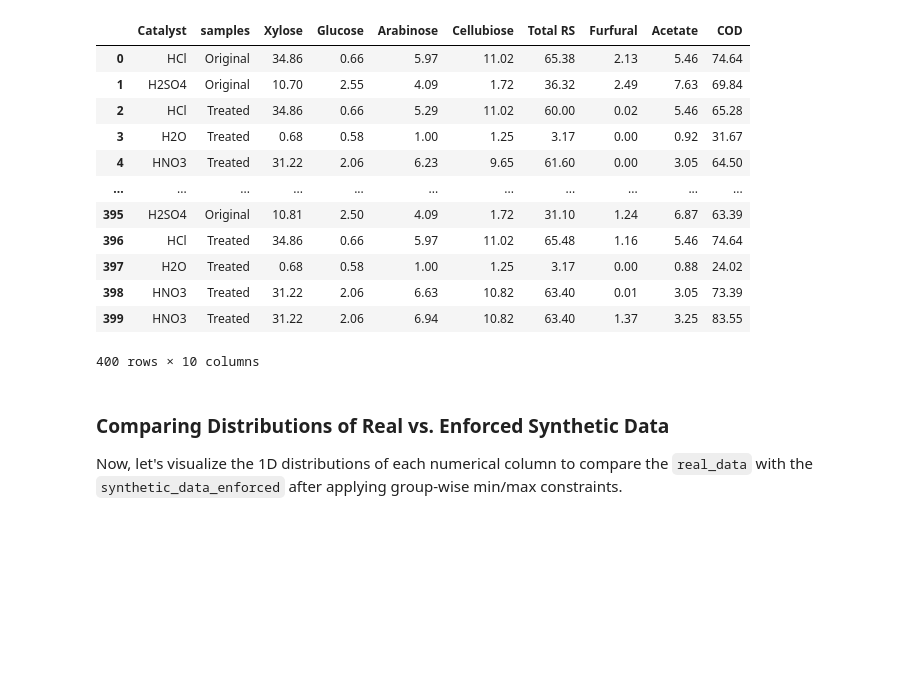
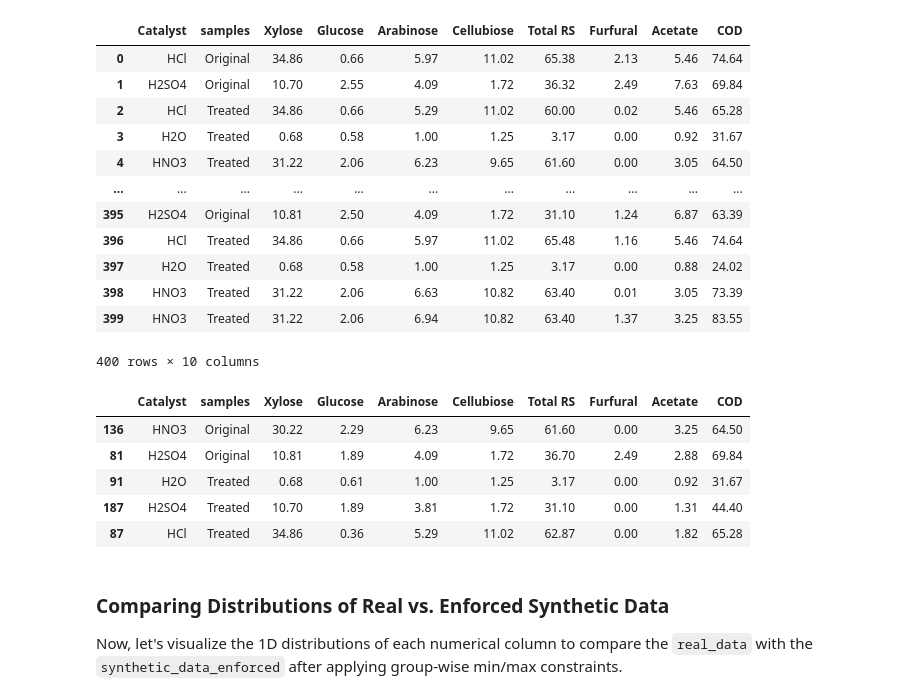
Before and after one commit to umraodeepika7-dotcom/ctgan, a Jupyter notebook: SDV_Synthesize_a_table_(CTGAN).ipynb, the cells around one changed output. Drawn from its saved outputs; the diff is of its cells as text; code cells hidden in the pictures; blank space fills up the shorter version.

```diff
--- a/SDV_Synthesize_a_table_(CTGAN).ipynb
+++ b/SDV_Synthesize_a_table_(CTGAN).ipynb
@@ -214,6 +210,17 @@ display(synthetic_data_enforced.head(400))
 | 398 | HNO3 | Treated | 31.22 | 2.06 | 6.63 | 10.82 | 63.40 | 0.01 | 3.05 | 73.39 |
 | 399 | HNO3 | Treated | 31.22 | 2.06 | 6.94 | 10.82 | 63.40 | 1.37 | 3.25 | 83.55 |
 400 rows × 10 columns
+# %%
+synthesizer.fit(real_data)
+synthetic_data = synthetic_data_enforced.sample(n=400, replace=True)
+synthetic_data.head()
+# %% [output]
+|  | Catalyst | samples | Xylose | Glucose | Arabinose | Cellubiose | Total RS | Furfural | Acetate | COD |
+| 136 | HNO3 | Original | 30.22 | 2.29 | 6.23 | 9.65 | 61.60 | 0.00 | 3.25 | 64.50 |
+| 81 | H2SO4 | Original | 10.81 | 1.89 | 4.09 | 1.72 | 36.70 | 2.49 | 2.88 | 69.84 |
+| 91 | H2O | Treated | 0.68 | 0.61 | 1.00 | 1.25 | 3.17 | 0.00 | 0.92 | 31.67 |
+| 187 | H2SO4 | Treated | 10.70 | 1.89 | 3.81 | 1.72 | 31.10 | 0.00 | 1.31 | 44.40 |
+| 87 | HCl | Treated | 34.86 | 0.36 | 5.29 | 11.02 | 62.87 | 0.00 | 1.82 | 65.28 |
 # %% [markdown]
 ### Comparing Distributions of Real vs. Enforced Synthetic Data
 
```
Also changed, not shown: parts of 23 cells of this notebook.
